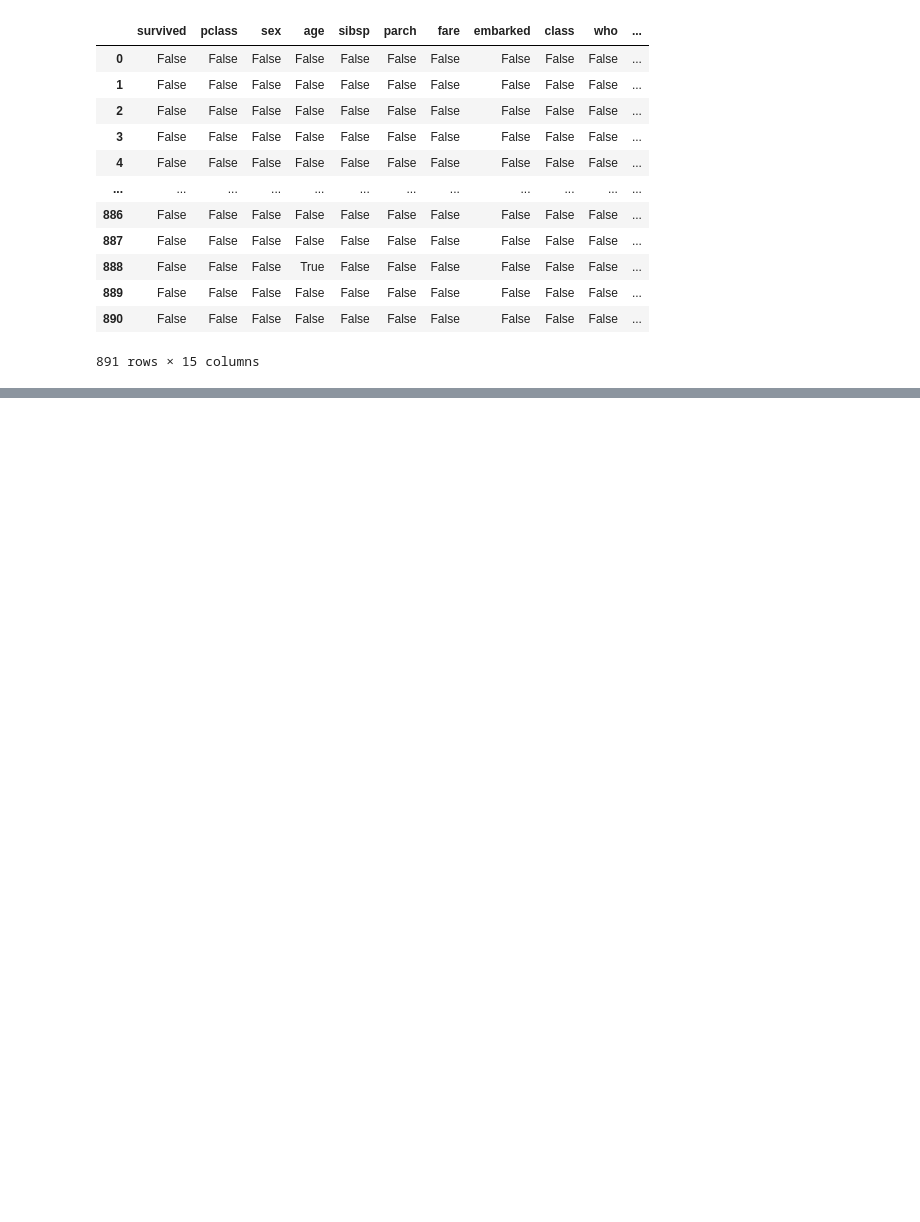
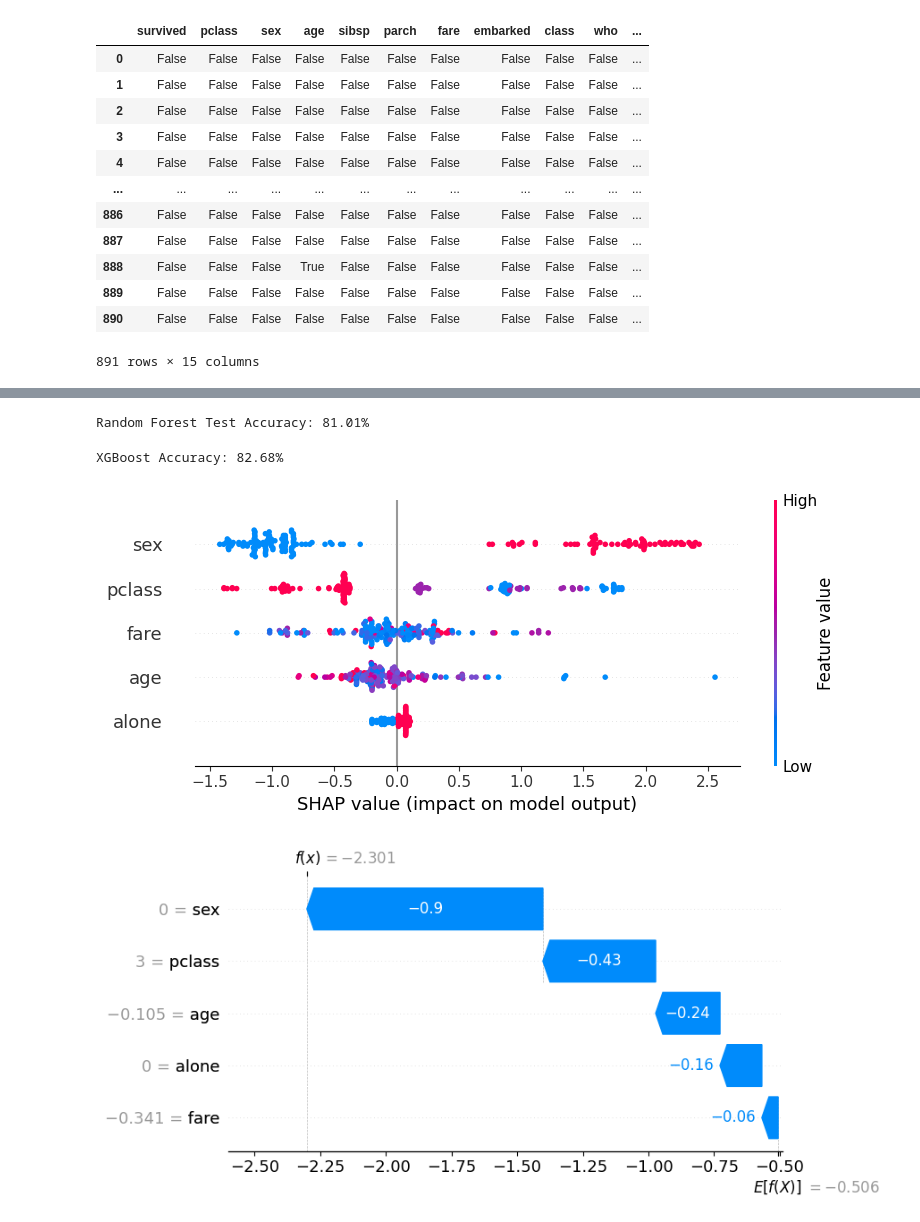
Before and after one commit to KerySeverino/AI_ML_Roadmap, a Jupyter notebook: Level_1_Foundations/ml_projects/NN_titanic_dataset.ipynb, the cells around one changed output, grey strips where cells are left out. Saved outputs shown, nothing was run; the diff lists cells and outputs as text; code cells hidden in the pictures; blank space fills up the shorter version.

```diff
--- a/Level_1_Foundations/ml_projects/NN_titanic_dataset.ipynb
+++ b/Level_1_Foundations/ml_projects/NN_titanic_dataset.ipynb
@@ -202 +210,62 @@ Considering the dataset was relatively small (182, 5) after cleaning, this is a
 So a model with limited data (based on how data hungry Neural Networks normally are), a well-preprocessed input and simple architecture can generalize reasonably well.
+# %%
+# Random Forest Classifier
+from sklearn.ensemble import RandomForestClassifier
+from sklearn.metrics import accuracy_score
+
+# Train Random Forest on the same training data
+rf_model = RandomForestClassifier(n_estimators=100, random_state=42)
+rf_model.fit(X_train, y_train)
+
+# Predict and evaluate
+rf_pred = rf_model.predict(X_test)
+rf_acc = accuracy_score(y_test, rf_pred)
+
+print(f"\nRandom Forest Test Accuracy: {(rf_acc * 100):.2f}%")
+# %% [output]
+Random Forest Test Accuracy: 81.01%
+# %%
+import xgboost as xgb
+from sklearn.metrics import accuracy_score
+
+# Convert to DMatrix (XGBoost's optimized format)
+dtrain = xgb.DMatrix(X_train, label=y_train)
+dtest = xgb.DMatrix(X_test, label=y_test)
+
+# Set parameters
+params = {
+    'objective': 'binary:logistic',
+    'max_depth': 3,
+    'eta': 0.1,
+    'eval_metric': 'logloss'
+}
+
+# Train model
+xg_model = xgb.train(params, dtrain, num_boost_round=100)
+
+# Predict
+y_pred_prob = xg_model.predict(dtest)
+y_pred = (y_pred_prob >= 0.5).astype(int)
+
+# Accuracy
+xg_accuracy = accuracy_score(y_test, y_pred)
+print(f"XGBoost Accuracy: {xg_accuracy * 100:.2f}%")
+# %% [output]
+XGBoost Accuracy: 82.68%
+# %%
+import shap
+
+# Create a TreeExplainer for your trained XGBoost model
+explainer = shap.Explainer(xg_model)
+
+# Get SHAP values for your test set
+shap_values = explainer(X_test)
+# %%
+# Summary plot to see overall feature importance
+shap.summary_plot(shap_values, X_test)
+
+# Force plot to see prediction explanation for one individual
+shap.plots.waterfall(shap_values[0])  # for the first test example
+# %% [output]
+[figure, added]
+[figure, added]
```
Also changed, not shown: parts of 10 cells of this notebook.
